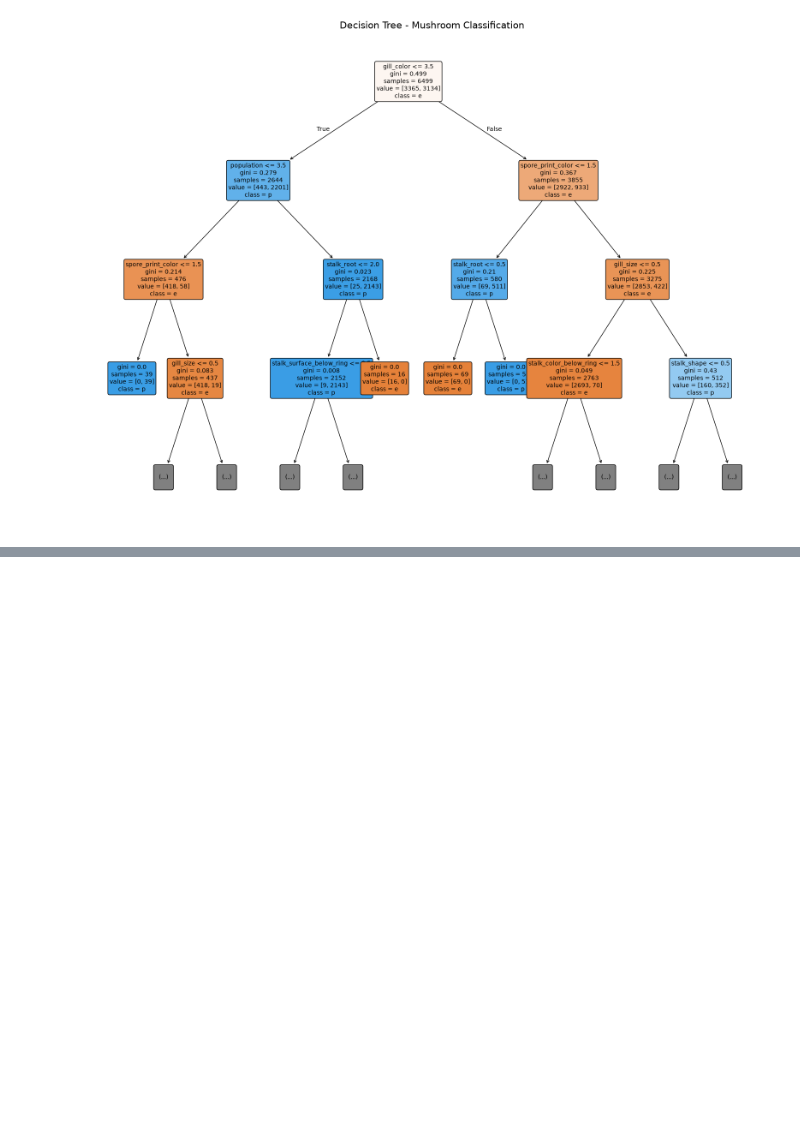
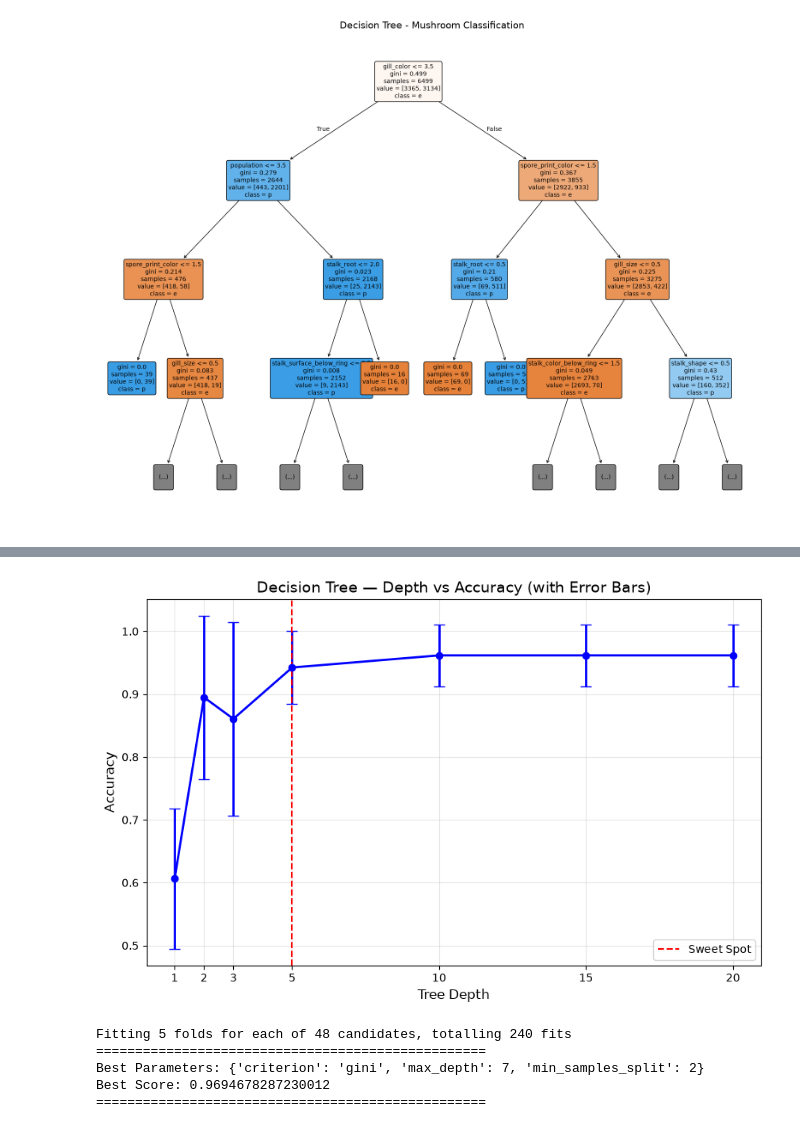
Before and after one commit to muhammadali28308-glitch/mushrooms-decision-tree, a Jupyter notebook: mashrooms.ipynb, the cells around one changed output, grey strips where cells are left out. Saved outputs shown, nothing was run; the diff lists cells and outputs as text; code cells hidden in the pictures; blank space fills up the shorter version.

```diff
--- a/mashrooms.ipynb
+++ b/mashrooms.ipynb
@@ -155,0 +362,54 @@ NameError: name 'git' is not defined
+# %%
+import matplotlib.pyplot as plt
+
+depths = [1, 2, 3, 5, 10, 15, 20]
+means = [0.6062, 0.8948, 0.8606, 0.9423, 0.9616, 0.9616, 0.9616]
+stds = [0.1115, 0.1299, 0.1540, 0.0580, 0.0491, 0.0491, 0.0491]
+
+plt.figure(figsize=(10, 6))
+plt.errorbar(depths, means, yerr=stds, marker='o', capsize=5, color='blue', linewidth=2)
+plt.xlabel("Tree Depth", fontsize=12)
+plt.ylabel("Accuracy", fontsize=12)
+plt.title("Decision Tree — Depth vs Accuracy (with Error Bars)", fontsize=14)
+plt.grid(True, alpha=0.3)
+plt.xticks(depths)
+plt.axvline(x=5, color='red', linestyle='--', label='Sweet Spot')
+plt.legend()
+plt.show()
+# %% [output]
+[figure, added]
+# %%
+from sklearn.tree import DecisionTreeClassifier
+from sklearn.model_selection import GridSearchCV
+
+# Hyperparameters ki list
+param_grid = {
+    'max_depth': [1, 2, 3, 5, 7, 10, 15, 20],
+    'criterion': ['gini', 'entropy'],
+    'min_samples_split': [2, 5, 10]
+}
+
+# GridSearchCV
+grid = GridSearchCV(
+    estimator=DecisionTreeClassifier(random_state=42),
+    param_grid=param_grid,
+    cv=5,
+    scoring='accuracy',
+    n_jobs=-1,
+    verbose=1
+)
+
+# Train
+grid.fit(x_encoded, y_encoded)
+
+# Best
+print("=" * 50)
+print("Best Parameters:", grid.best_params_)
+print("Best Score:", grid.best_score_)
+print("=" * 50)
+# %% [output]
+Fitting 5 folds for each of 48 candidates, totalling 240 fits
+==================================================
+Best Parameters: {'criterion': 'gini', 'max_depth': 7, 'min_samples_split': 2}
+Best Score: 0.9694678287230012
+==================================================
```
Also changed, not shown: parts of 38 cells of this notebook.
